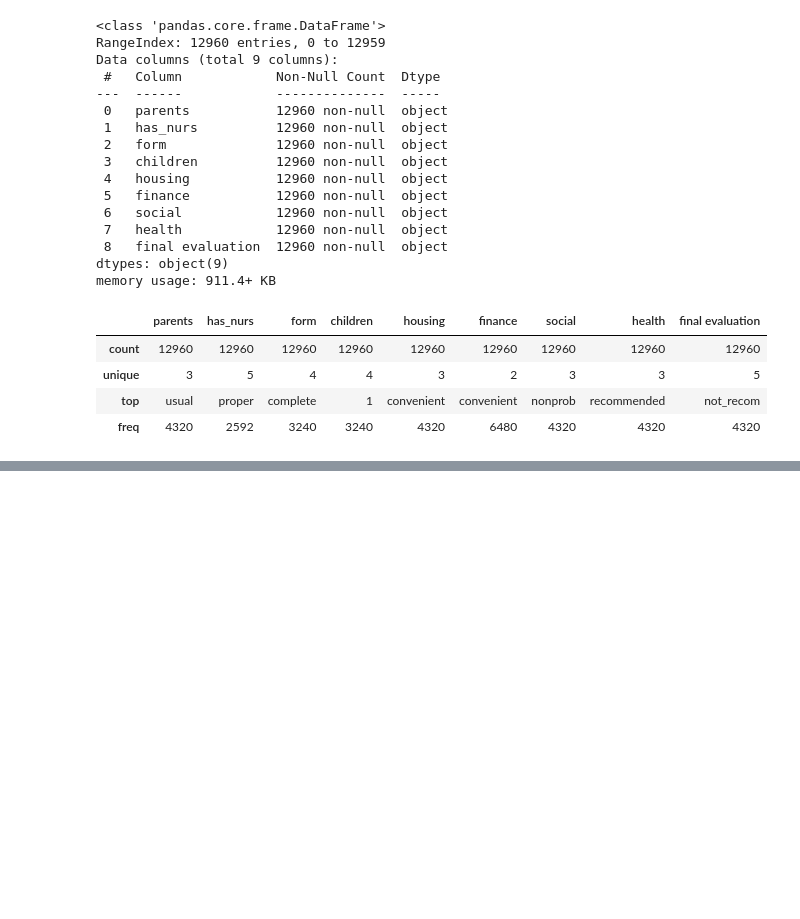
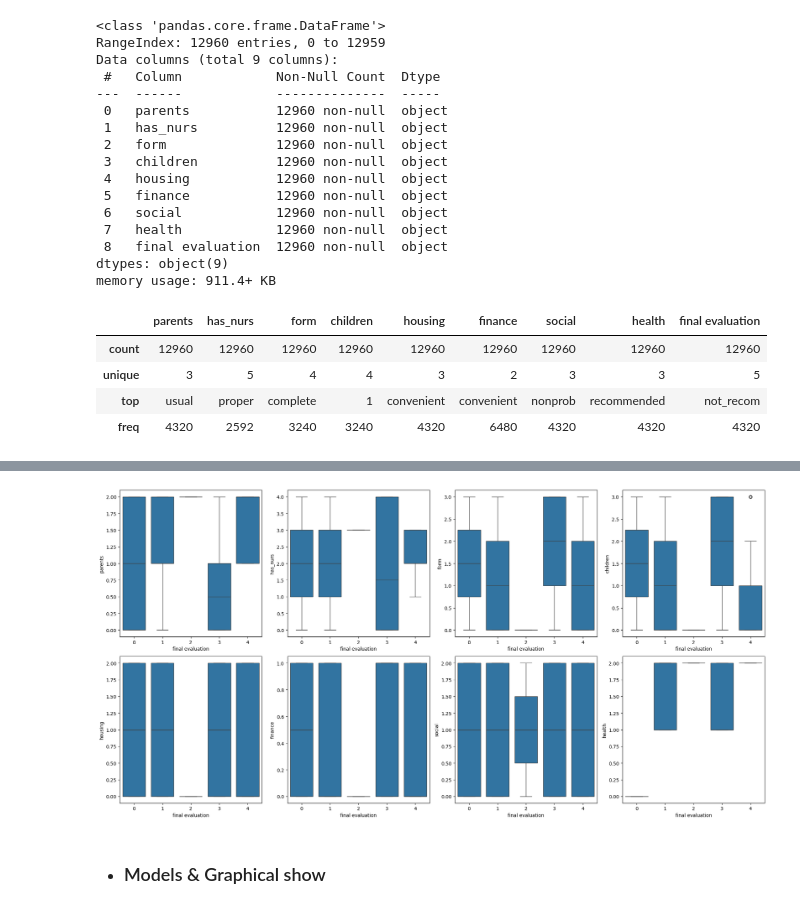
Before and after one commit to XC0ID/ML-Projects, a Jupyter notebook: Nurse/Nursery.ipynb, the cells around one changed output, grey strips where cells are left out. Drawn from its saved outputs; the diff is of its cells as text; code cells hidden in the pictures; blank space fills up the shorter version.

Commit message:
models complete

```diff
--- a/Nurse/Nursery.ipynb
+++ b/Nurse/Nursery.ipynb
@@ -64 +94,11 @@ for column in df.columns:
+# %%
+# Boxplots for each feature against the target
+fig, axes = plt.subplots(2, 4, figsize=(20,10))
+for i, col in enumerate(df.columns[:-1]):
+    row, col_idx = i//4, i%4
+    sns.boxplot(data=df, x='final evaluation', y=col, ax=axes[row, col_idx])
+plt.tight_layout()
+plt.show()
+# %% [output]
+[figure, added]
 # %%
@@ -66,4 +107,6 @@ x=df.drop('final evaluation',axis=1)
 y=df['final evaluation']
 # %%
 x_train,x_test,y_train,y_test=train_test_split(x,y,test_size=0.2,random_state=42)
+# %% [markdown]
+* ### Models & Graphical show
 # %%
```
Also changed, not shown: parts of 13 cells of this notebook.
